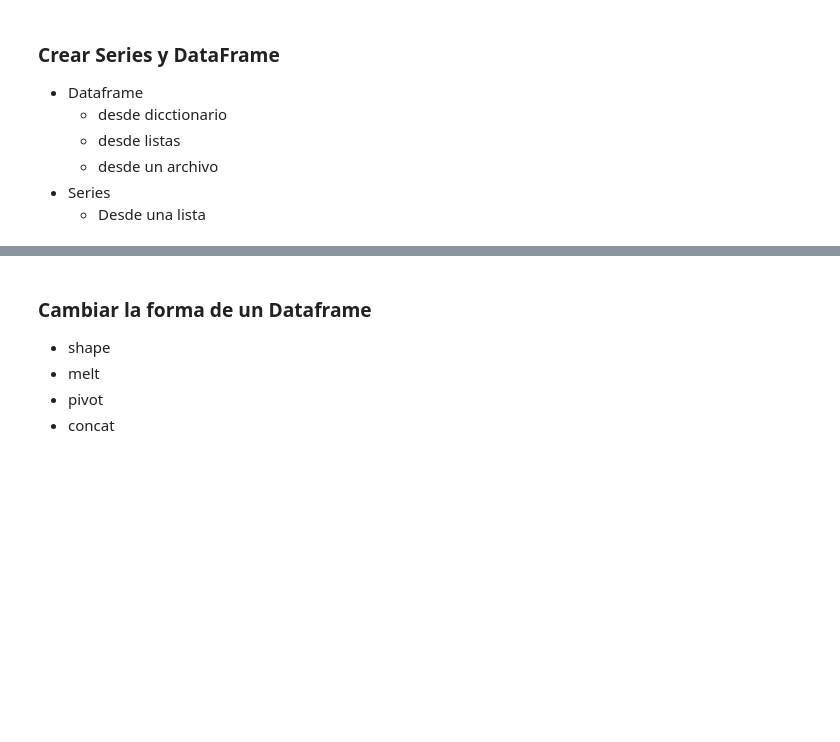
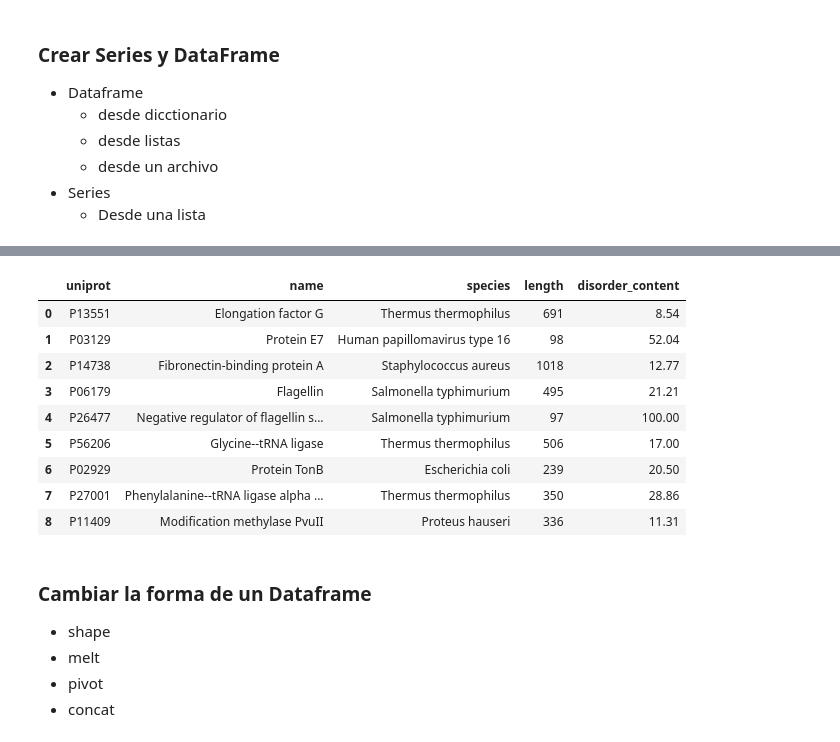
Before and after one commit to javieriserte/qualitative-data-course, a Jupyter notebook: classes/C01.Intro.Python.ipynb, the cells around one changed output, grey strips where cells are left out. Saved outputs shown, nothing was run; the diff lists cells and outputs as text; code cells hidden in the pictures; blank space fills up the shorter version.

```diff
--- a/classes/C01.Intro.Python.ipynb
+++ b/classes/C01.Intro.Python.ipynb
@@ -954,3 +988,30 @@ Referencia:
+# %%
+# Desde una lista
+data = [
+  ("P13551", "Elongation factor G", "Thermus thermophilus", 691, 8.54),
+  ("P03129", "Protein E7", "Human papillomavirus type 16", 98, 52.04),
+  ("P14738", "Fibronectin-binding protein A", "Staphylococcus aureus", 1018, 12.77),
+  ("P06179", "Flagellin", "Salmonella typhimurium", 495, 21.21),
+  ("P26477", "Negative regulator of flagellin synthesis", "Salmonella typhimurium ", 97, 100.00),
+  ("P56206", "Glycine--tRNA ligase", "Thermus thermophilus", 506, 17.00),
+  ("P02929", "Protein TonB", "Escherichia coli", 239, 20.50),
+  ("P27001", "Phenylalanine--tRNA ligase alpha subunit", "Thermus thermophilus", 350, 28.86),
+  ("P11409", "Modification methylase PvuII", "Proteus hauseri", 336, 11.31),
+]
+
+df = pd.DataFrame(data, columns=["uniprot", "name", "species", "length", "disorder_content"])
+df
+# %% [output]
+|  | uniprot | name | species | length | disorder_content |
+| 0 | P13551 | Elongation factor G | Thermus thermophilus | 691 | 8.54 |
+| 1 | P03129 | Protein E7 | Human papillomavirus type 16 | 98 | 52.04 |
+| 2 | P14738 | Fibronectin-binding protein A | Staphylococcus aureus | 1018 | 12.77 |
+| 3 | P06179 | Flagellin | Salmonella typhimurium | 495 | 21.21 |
+| 4 | P26477 | Negative regulator of flagellin s... | Salmonella typhimurium | 97 | 100.00 |
+| 5 | P56206 | Glycine--tRNA ligase | Thermus thermophilus | 506 | 17.00 |
+| 6 | P02929 | Protein TonB | Escherichia coli | 239 | 20.50 |
+| 7 | P27001 | Phenylalanine--tRNA ligase alpha ... | Thermus thermophilus | 350 | 28.86 |
+| 8 | P11409 | Modification methylase PvuII | Proteus hauseri | 336 | 11.31 |
 # %% [markdown]
 ### Cambiar la forma de un Dataframe
 
```
Also changed, not shown: parts of 1 cell of this notebook.
